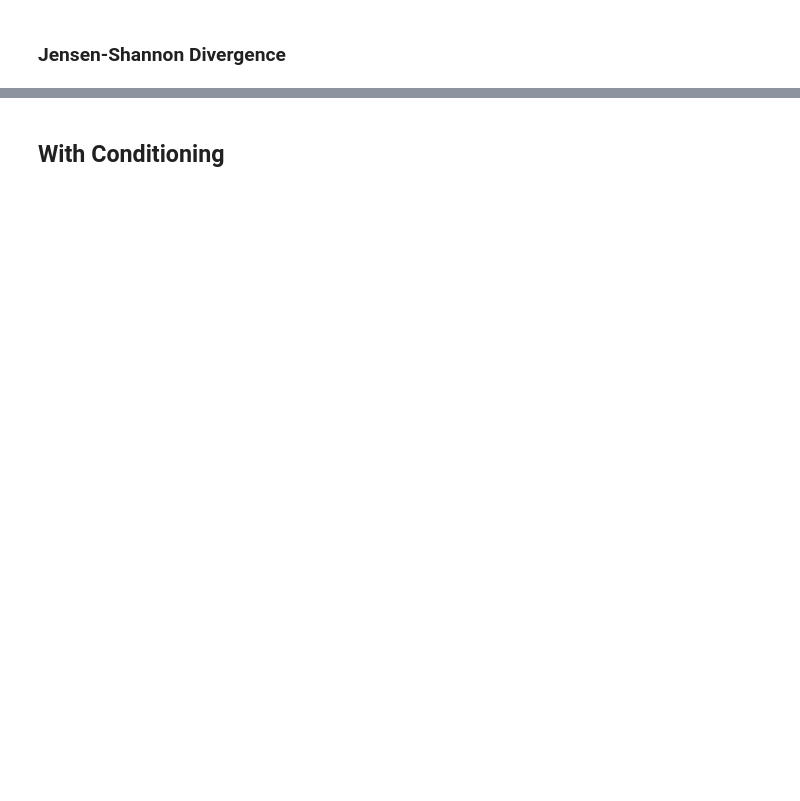
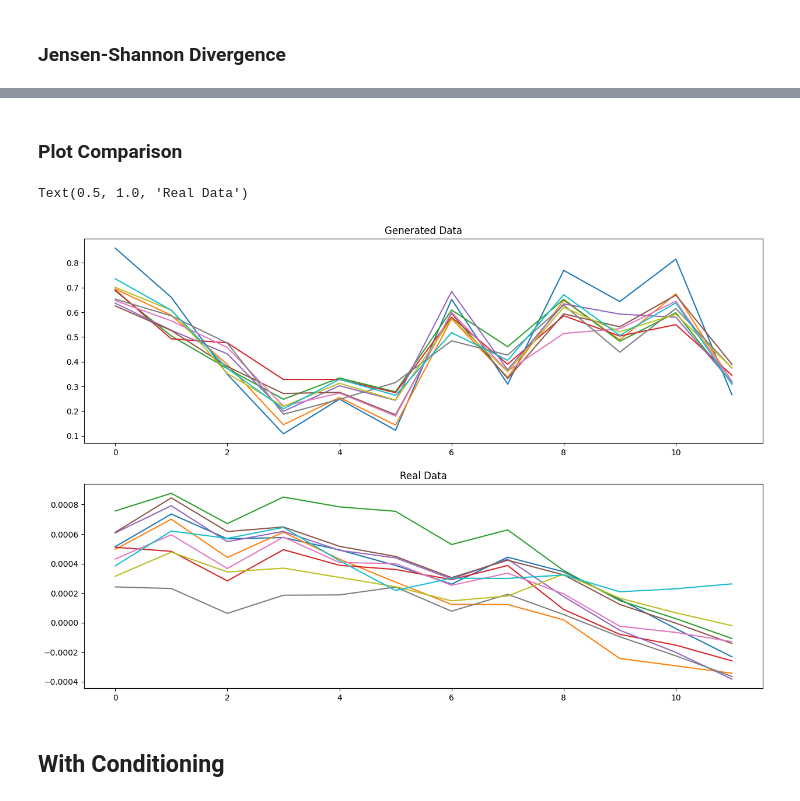
Before and after one commit to 4rn3/Thesis, a Jupyter notebook: src/main_baseline.ipynb, the cells around one changed output, grey strips where cells are left out. Drawn from its saved outputs; the diff is of its cells as text; code cells hidden in the pictures; blank space fills up the shorter version.

```diff
--- a/src/main_baseline.ipynb
+++ b/src/main_baseline.ipynb
@@ -219,3 +217,28 @@ plot_jsd(real_data_train, real_data_test, samples.transpose(0,2,1), log_file_nam
+# %% [markdown]
+### Plot Comparison
+# %%
+sample_list = []
+for i in range(0, 100):
+    with torch.no_grad():
+        sample = ddpm.sample(1)
+        sample = sample.cpu().numpy().squeeze()
+
+    sample_list.append(sample)
+
+sample_mean = np.mean(sample_list, axis=0)
+gt_mean = test_data.mean(axis=0)
+
+fig, axs = plt.subplots(2, 1, figsize=(15, 10))
+
+for i in range(0, sample_mean.shape[0]):
+    axs[0].plot(range(0, sample_mean.shape[1]), sample_mean[i])
+    axs[1].plot(range(0, gt_mean.shape[1]), gt_mean[i])
+
+axs[0].set_title("Generated Data")
+axs[1].set_title("Real Data")
+# %% [output]
+Text(0.5, 1.0, 'Real Data')
+[figure, added]
 # %% [markdown]
 ## With Conditioning
 # %%
```
Also changed, not shown: parts of 14 cells of this notebook, 1 other file.
